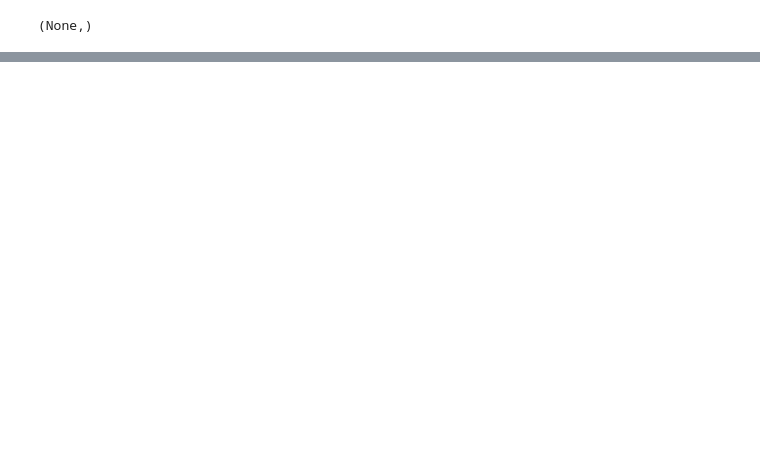
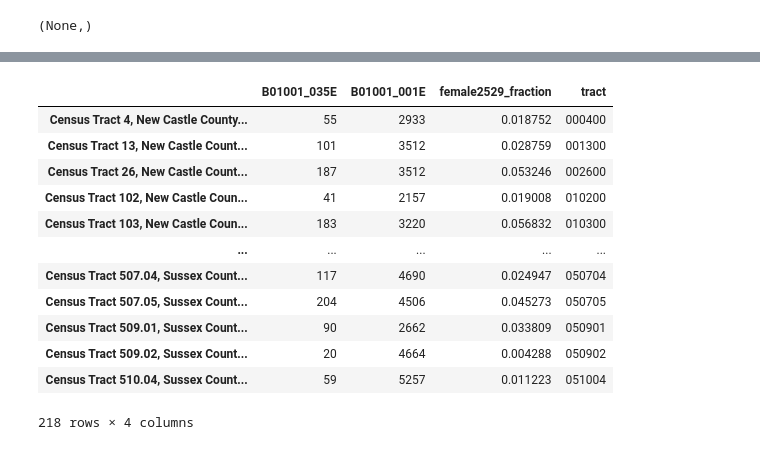
Before and after one commit to KLeeDE/PUS2020_KLee, a Jupyter notebook: HW4/PUS2020_HW_4_how_to_read_and_map_census_data_in_python_K.ipynb, the cells around one changed output, grey strips where cells are left out. Drawn from its saved outputs; the diff is of its cells as text; code cells hidden in the pictures; blank space fills up the shorter version.

```diff
--- a/HW4/PUS2020_HW_4_how_to_read_and_map_census_data_in_python_K.ipynb
+++ b/HW4/PUS2020_HW_4_how_to_read_and_map_census_data_in_python_K.ipynb
@@ -556,0 +571,21 @@ plt.title("population of age < 1")
+# %%
+mDEtract18 = mDEtract18.merge(age_total18, left_index=True, right_index=True)
+fDEtract18 = fDEtract18.merge(age_total18, left_index=True, right_index=True)
+
+mDEtract18_2529 = mDEtract18_2529.merge(age_total18, left_index=True, right_index=True)
+fDEtract18_2529 = fDEtract18_2529.merge(age_total18, left_index=True, right_index=True)
+# %%
+mDEtract18["male_fraction"] =  mDEtract18["B01001_002E"] / age_total18["B01001_001E"]
+fDEtract18["female_fraction"] =  fDEtract18["B01001_026E"] / age_total18["B01001_001E"]
+
+mDEtract18_2529["male2529_fraction"] =  mDEtract18_2529["B01001_011E"] / age_total18["B01001_001E"]
+fDEtract18_2529["female2529_fraction"] =  fDEtract18_2529["B01001_035E"] / age_total18["B01001_001E"]
+# %%
+def scounty(cname):
+  return cname.split(':')[-1]
+# %%
+mDEtract18["tract"] = mDEtract18.index.astype(str).map(scounty)
+fDEtract18["tract"] = fDEtract18.index.astype(str).map(scounty)
+
+mDEtract18_2529["tract"] = mDEtract18_2529.index.astype(str).map(scounty)
+fDEtract18_2529["tract"] = fDEtract18_2529.index.astype(str).map(scounty)
@@ -556,0 +613,16 @@ plt.title("population of age < 1")
+# %%
+fDEtract18_2529
+# %% [output]
+|  | B01001_035E | B01001_001E | female2529_fraction | tract |
+| Census Tract 4, New Castle County... | 55 | 2933 | 0.018752 | 000400 |
+| Census Tract 13, New Castle Count... | 101 | 3512 | 0.028759 | 001300 |
+| Census Tract 26, New Castle Count... | 187 | 3512 | 0.053246 | 002600 |
+| Census Tract 102, New Castle Coun... | 41 | 2157 | 0.019008 | 010200 |
+| Census Tract 103, New Castle Coun... | 183 | 3220 | 0.056832 | 010300 |
+| ... | ... | ... | ... | ... |
+| Census Tract 507.04, Sussex Count... | 117 | 4690 | 0.024947 | 050704 |
+| Census Tract 507.05, Sussex Count... | 204 | 4506 | 0.045273 | 050705 |
+| Census Tract 509.01, Sussex Count... | 90 | 2662 | 0.033809 | 050901 |
+| Census Tract 509.02, Sussex Count... | 20 | 4664 | 0.004288 | 050902 |
+| Census Tract 510.04, Sussex Count... | 59 | 5257 | 0.011223 | 051004 |
+218 rows × 4 columns
```
Also changed, not shown: parts of 22 cells of this notebook.
